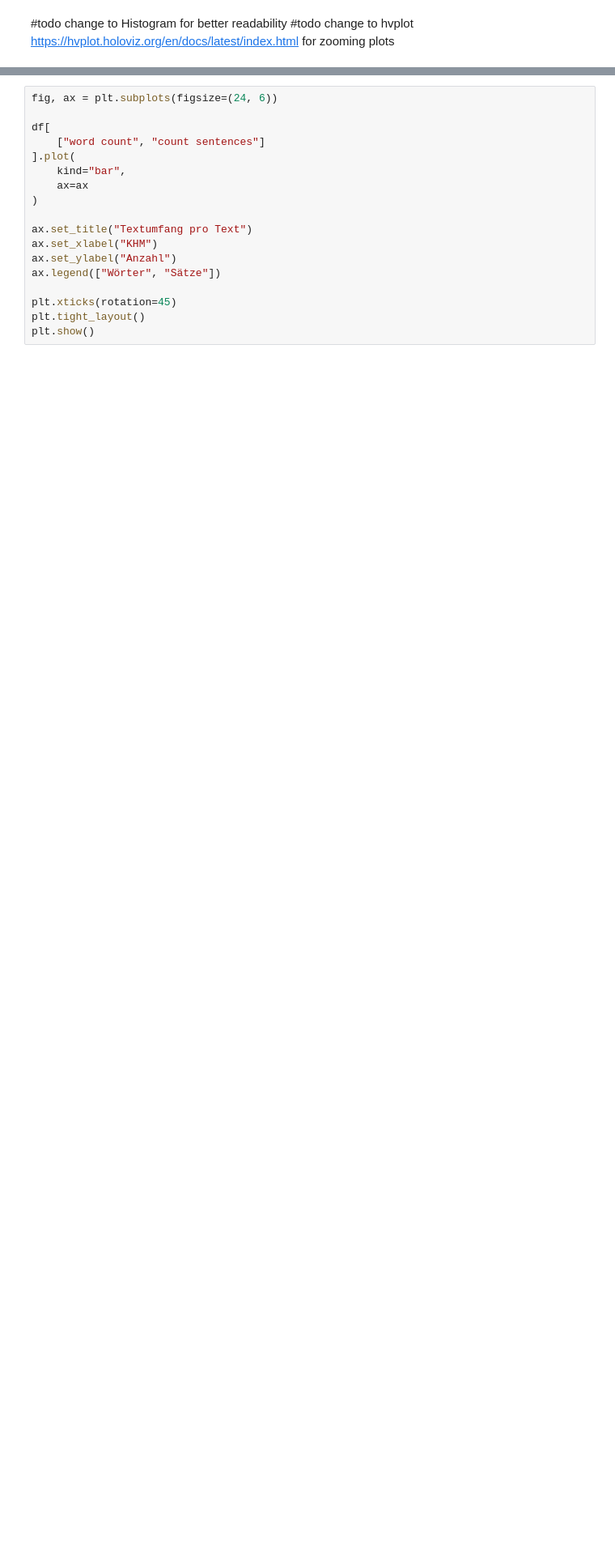
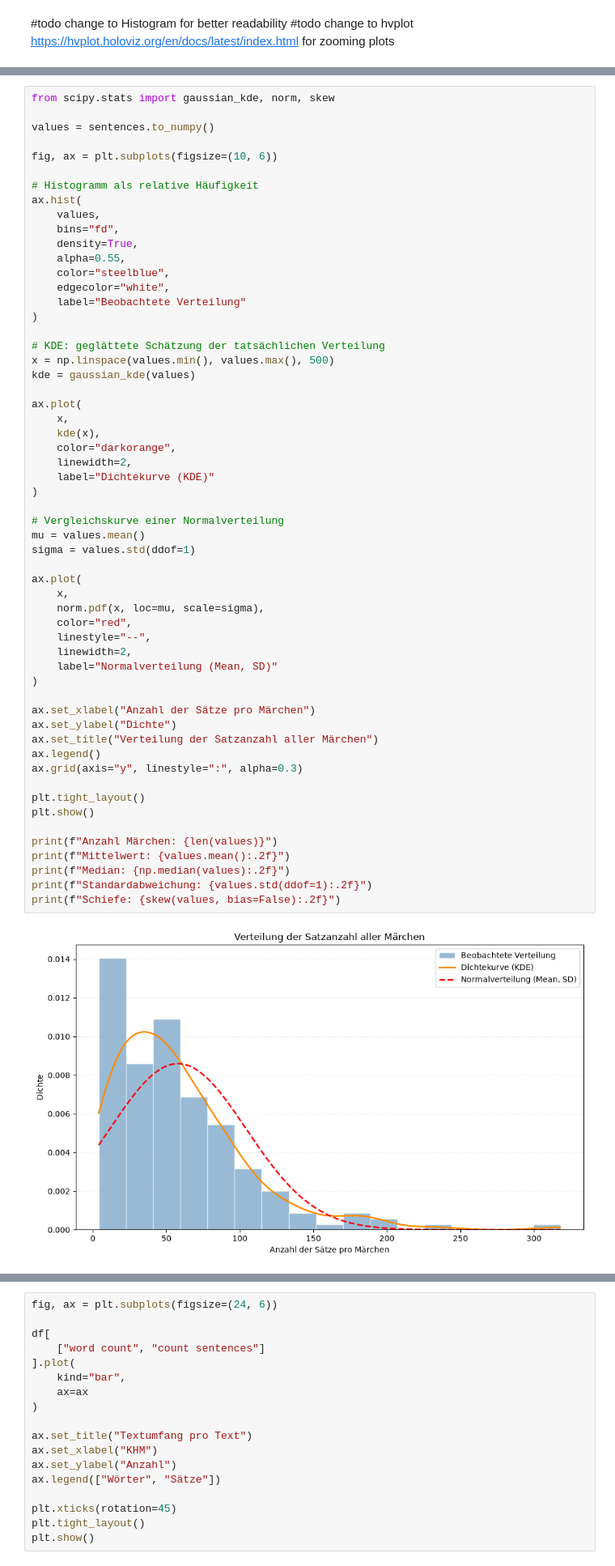
Before and after one commit to kapi1012/spatial_extraction_fairytales, a Jupyter notebook: data/analysis_dataset/exermine_fairytales.ipynb, the cells around one changed output, grey strips where cells are left out. Shown at 81% size. Saved outputs shown, nothing was run; the diff lists cells and outputs as text; blank space fills up the shorter version.

```diff
--- a/data/analysis_dataset/exermine_fairytales.ipynb
+++ b/data/analysis_dataset/exermine_fairytales.ipynb
@@ -256,0 +340,59 @@ df[numeric_cols] = df[numeric_cols].apply(
+# %%
+from scipy.stats import gaussian_kde, norm, skew
+
+values = sentences.to_numpy()
+
+fig, ax = plt.subplots(figsize=(10, 6))
+
+# Histogramm als relative Häufigkeit
+ax.hist(
+    values,
+    bins="fd",
+    density=True,
+    alpha=0.55,
+    color="steelblue",
+    edgecolor="white",
+    label="Beobachtete Verteilung"
+)
+
+# KDE: geglättete Schätzung der tatsächlichen Verteilung
+x = np.linspace(values.min(), values.max(), 500)
+kde = gaussian_kde(values)
+
+ax.plot(
+    x,
+    kde(x),
+    color="darkorange",
+    linewidth=2,
+    label="Dichtekurve (KDE)"
+)
+
+# Vergleichskurve einer Normalverteilung
+mu = values.mean()
+sigma = values.std(ddof=1)
+
+ax.plot(
+    x,
+    norm.pdf(x, loc=mu, scale=sigma),
+    color="red",
+    linestyle="--",
+    linewidth=2,
+    label="Normalverteilung (Mean, SD)"
+)
+
+ax.set_xlabel("Anzahl der Sätze pro Märchen")
+ax.set_ylabel("Dichte")
+ax.set_title("Verteilung der Satzanzahl aller Märchen")
+ax.legend()
+ax.grid(axis="y", linestyle=":", alpha=0.3)
+
+plt.tight_layout()
+plt.show()
+
+print(f"Anzahl Märchen: {len(values)}")
+print(f"Mittelwert: {values.mean():.2f}")
+print(f"Median: {np.median(values):.2f}")
+print(f"Standardabweichung: {values.std(ddof=1):.2f}")
+print(f"Schiefe: {skew(values, bias=False):.2f}")
+# %% [output]
+[figure, added]
```
Also changed, not shown: parts of 18 cells of this notebook, 3 other files.
